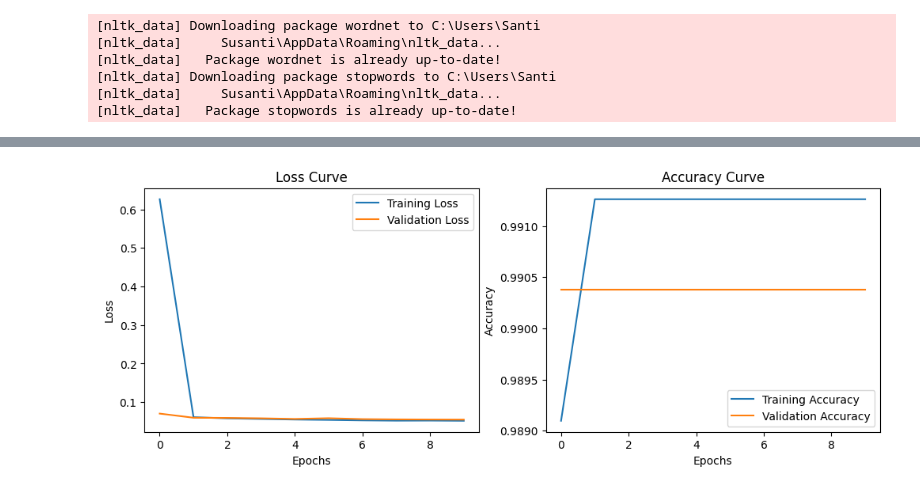
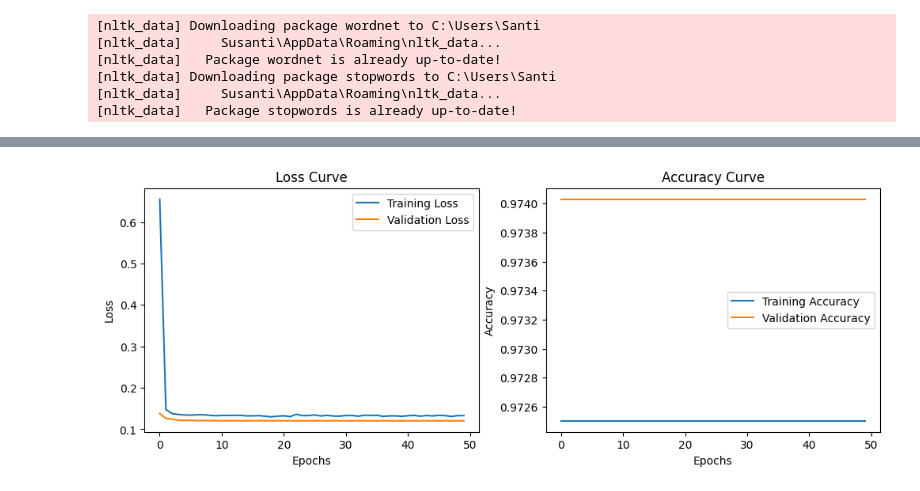
Before and after one commit to CookPocket/Capstone-Project---CookPocket, a Jupyter notebook: Machine Leearning/feat-serach-2.ipynb, the cells around one changed output, grey strips where cells are left out. Saved outputs shown, nothing was run; the diff lists cells and outputs as text; code cells hidden in the pictures.

```diff
--- a/Machine Leearning/feat-serach-2.ipynb
+++ b/Machine Leearning/feat-serach-2.ipynb
@@ -70,7 +75,9 @@ def clean_emoji(text):
         "]+", flags=re.UNICODE)
     return emoji_pattern.sub(r'', text)
 
-for col in ['Ingredients', 'Title', 'Steps']:
-    data[col] = data[col].fillna('').apply(clean_emoji)
+data['Title'] = data['Title'].apply(clean_emoji)
+data['Ingredients'] = data['Ingredients'].apply(clean_emoji)
+data['Steps'] = data['Steps'].apply(clean_emoji)
+data['Combined_Text'] = data['Combined_Text'].apply(clean_emoji)
 data.head(1)
 # %% [output]
@@ -140,29 +134,30 @@ y_val_tensor = tf.convert_to_tensor(y_val.values, dtype=tf.float32)
 # %%
-# Model Neural Network dengan Regularization, Dropout, dan Learning Rate Scheduler
-def create_model(input_shape):
+def create_embedding_model(input_shape):
     model = models.Sequential()
 
     # Layer pertama (Dense dengan L2 Regularization dan Dropout)
-    model.add(layers.Dense(512, activation='relu', input_shape=input_shape,
+    model.add(layers.Dense(128, activation='relu', input_shape=input_shape,
                            kernel_regularizer=regularizers.l2(0.01)))
     model.add(layers.Dropout(0.5))
 
     # Layer kedua
-    model.add(layers.Dense(256, activation='relu', kernel_regularizer=regularizers.l2(0.01)))
+    model.add(layers.Dense(64, activation='relu', kernel_regularizer=regularizers.l2(0.01)))
+    model.add(layers.Dropout(0.5))
+
+    # Layer ketiga
+    model.add(layers.Dense(32, activation='relu', kernel_regularizer=regularizers.l2(0.01)))
     model.add(layers.Dropout(0.5))
 
     # Layer output
-    model.add(layers.Dense(1, activation='sigmoid'))
+    model.add(layers.Dense(1, activation='sigmoid'))  # Untuk klasifikasi biner
 
-    # Kompilasi model dengan optimizer dan loss function
+    # Kompilasi model
     model.compile(optimizer=tf.keras.optimizers.Adam(learning_rate=0.001),
                   loss='binary_crossentropy',
                   metrics=['accuracy'])
 
     return model
 
-model = create_model((X_train_tensor.shape[1],))
-
-early_stopping = EarlyStopping(monitor='val_loss', patience=3, restore_best_weights=True)
-
-lr_scheduler = ReduceLROnPlateau(monitor='val_loss', factor=0.2, patience=2, min_lr=1e-5)
+# Input shape harus sesuai dengan ukuran embedding (contoh: 100)
+embedding_model = create_embedding_model((X_train_tensor.shape[1],))
+embedding_model.summary()
@@ -169,9 +186,11 @@ lr_scheduler = ReduceLROnPlateau(monitor='val_loss', factor=0.2, patience=2, min
 # %%
-# Melatih model
-history = model.fit(
+early_stopping = EarlyStopping(monitor='val_loss', patience=3, restore_best_weights=True)
+lr_scheduler = ReduceLROnPlateau(monitor='val_loss', factor=0.2, patience=2, min_lr=1e-5)
+
+history = embedding_model.fit(
     X_train_tensor,
     y_train_tensor,
-    epochs=10,
+    epochs=50,
     batch_size=32,
     validation_data=(X_val_tensor, y_val_tensor),
     callbacks=[early_stopping, lr_scheduler]
@@ -200,33 +216,33 @@ Epoch 10/10
 # %%
 # Menampilkan hasil pelatihan
 import matplotlib.pyplot as plt
 
 # Ploting loss dan accuracy
 plt.figure(figsize=(12, 4))
 
 # Plot Loss
 plt.subplot(1, 2, 1)
 plt.plot(history.history['loss'], label='Training Loss')
 plt.plot(history.history['val_loss'], label='Validation Loss')
 plt.title('Loss Curve')
 plt.xlabel('Epochs')
 plt.ylabel('Loss')
 plt.legend()
 
 # Plot Accuracy
 plt.subplot(1, 2, 2)
 plt.plot(history.history['accuracy'], label='Training Accuracy')
 plt.plot(history.history['val_accuracy'], label='Validation Accuracy')
 plt.title('Accuracy Curve')
 plt.xlabel('Epochs')
 plt.ylabel('Accuracy')
 plt.legend()
 
 plt.show()
 
-# Evaluasi model pada data validasi
-val_loss, val_accuracy = model.evaluate(X_val_tensor, y_val_tensor)
-print(f'Validation Loss: {val_loss}')
-print(f'Validation Accuracy: {val_accuracy}')
+# # Evaluasi model pada data validasi
+# val_loss, val_accuracy = model.evaluate(X_val_tensor, y_val_tensor)
+# print(f'Validation Loss: {val_loss}')
+# print(f'Validation Accuracy: {val_accuracy}')
 # %% [output]
-[figure, old version]
+[figure, new version]
```
Also changed, not shown: parts of 12 cells of this notebook.
